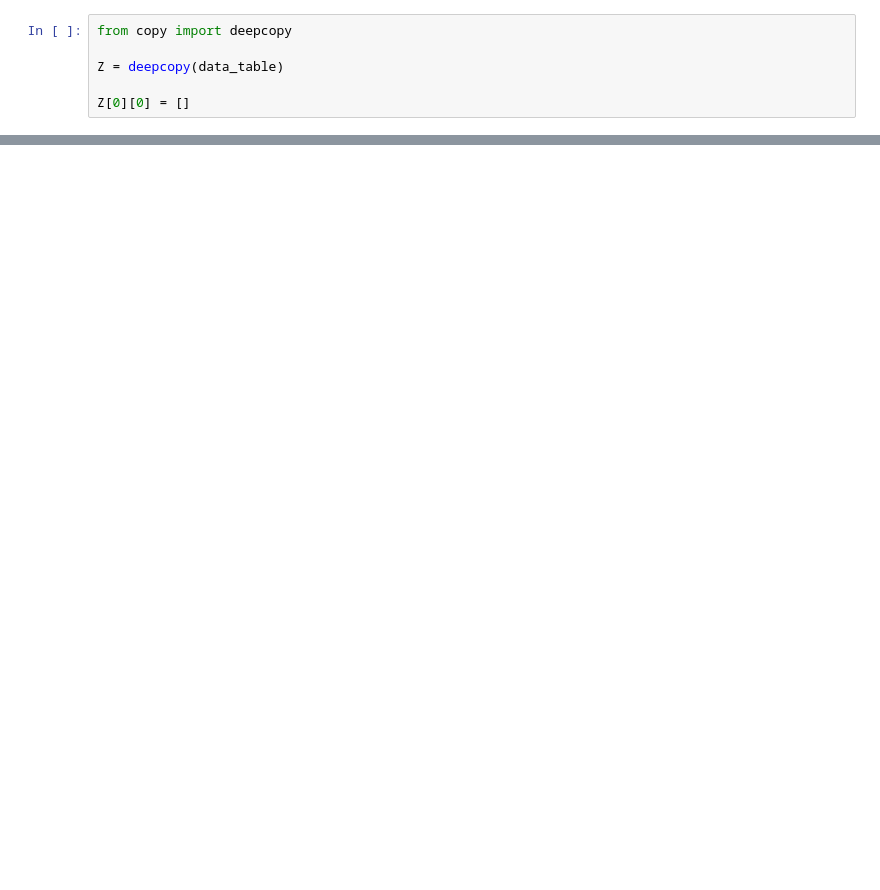
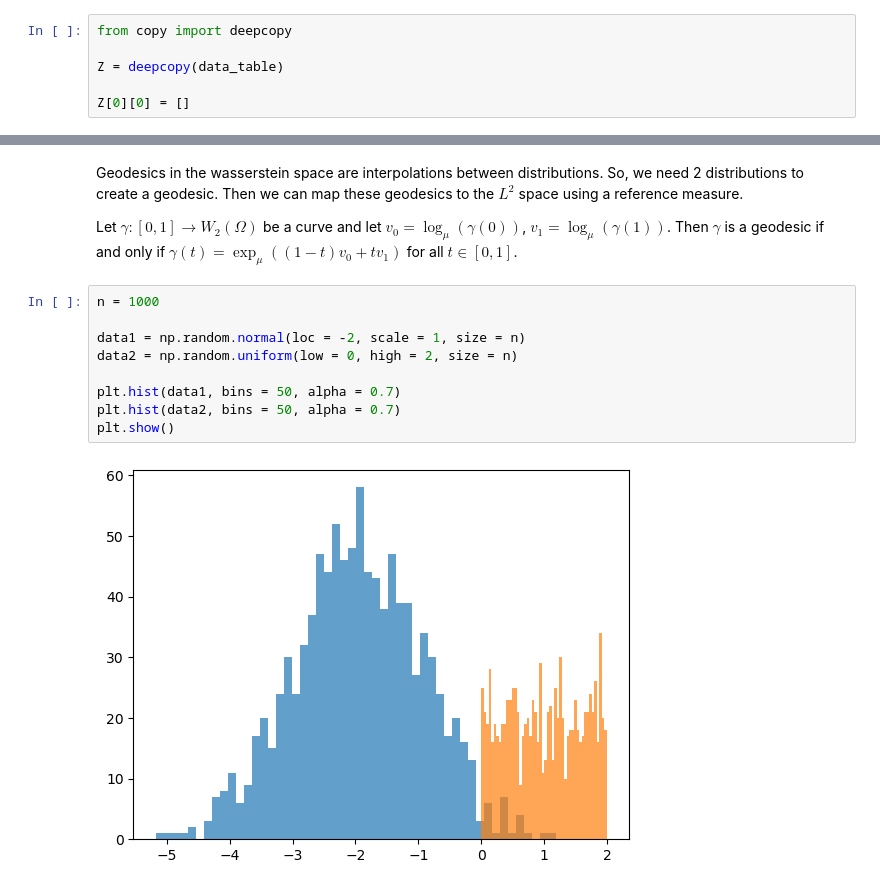
Before and after one commit to jacobf18/Dist-NN, a Jupyter notebook: nearest_neighbors.ipynb, the cells around one changed output, grey strips where cells are left out. Cells and saved outputs as stored; diff of their text form; blank space fills up the shorter version.

```diff
--- a/nearest_neighbors.ipynb
+++ b/nearest_neighbors.ipynb
@@ -117,0 +225,15 @@ Z[0][0] = []
+# %% [markdown]
+Geodesics in the wasserstein space are interpolations between distributions. So, we need 2 distributions to create a geodesic. Then we can map these geodesics to the $L^2$ space using a reference measure.
+
+Let $\gamma: [0,1] \to W_2(\Omega)$ be a curve and let $v_0 = \log_\mu(\gamma(0))$, $v_1 = \log_\mu(\gamma(1))$. Then $\gamma$ is a geodesic if and only if $\gamma(t) = \exp_\mu((1-t)v_0 + t v_1)$ for all $t\in [0,1]$.
+# %%
+n = 1000
+
+data1 = np.random.normal(loc = -2, scale = 1, size = n)
+data2 = np.random.uniform(low = 0, high = 2, size = n)
+
+plt.hist(data1, bins = 50, alpha = 0.7)
+plt.hist(data2, bins = 50, alpha = 0.7)
+plt.show()
+# %% [output]
+[figure, added]
```
Also changed, not shown: parts of 44 cells of this notebook, 1 other file.
